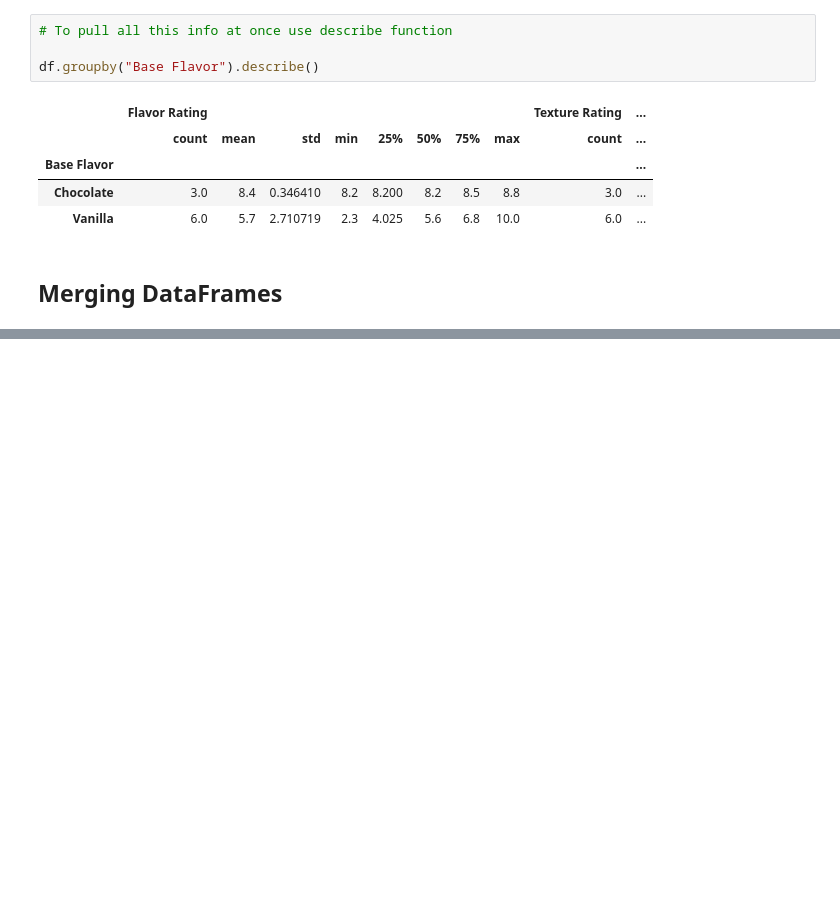
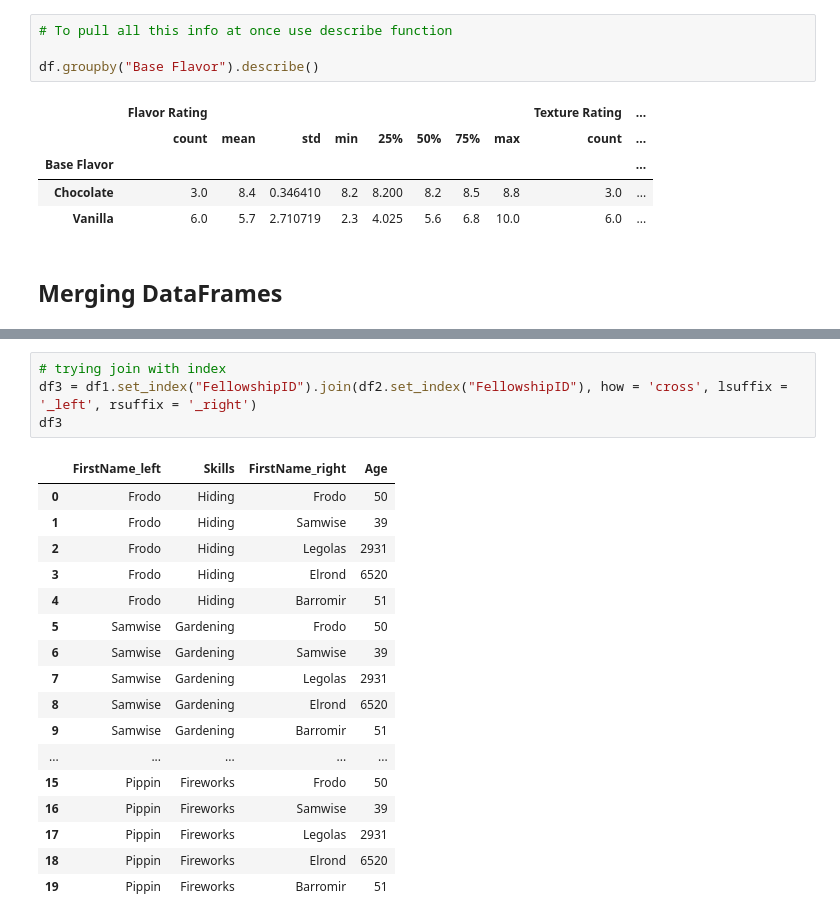
Before and after one commit to mishatheking/Road-to-data-analytics, a Jupyter notebook: 5. Pandas.ipynb, the cells around one changed output, grey strips where cells are left out. Cells and saved outputs as stored; diff of their text form; blank space fills up the shorter version.

```diff
--- a/5. Pandas.ipynb
+++ b/5. Pandas.ipynb
@@ -729,0 +859,22 @@ df.groupby("Base Flavor").describe()
+# %%
+# trying join with index
+df3 = df1.set_index("FellowshipID").join(df2.set_index("FellowshipID"), how = 'cross', lsuffix = '_left', rsuffix = '_right')
+df3
+# %% [output]
+|  | FirstName_left | Skills | FirstName_right | Age |
+| 0 | Frodo | Hiding | Frodo | 50 |
+| 1 | Frodo | Hiding | Samwise | 39 |
+| 2 | Frodo | Hiding | Legolas | 2931 |
+| 3 | Frodo | Hiding | Elrond | 6520 |
+| 4 | Frodo | Hiding | Barromir | 51 |
+| 5 | Samwise | Gardening | Frodo | 50 |
+| 6 | Samwise | Gardening | Samwise | 39 |
+| 7 | Samwise | Gardening | Legolas | 2931 |
+| 8 | Samwise | Gardening | Elrond | 6520 |
+| 9 | Samwise | Gardening | Barromir | 51 |
+| ... | ... | ... | ... | ... |
+| 15 | Pippin | Fireworks | Frodo | 50 |
+| 16 | Pippin | Fireworks | Samwise | 39 |
+| 17 | Pippin | Fireworks | Legolas | 2931 |
+| 18 | Pippin | Fireworks | Elrond | 6520 |
+| 19 | Pippin | Fireworks | Barromir | 51 |
```
Also changed, not shown: parts of 20 cells of this notebook.
